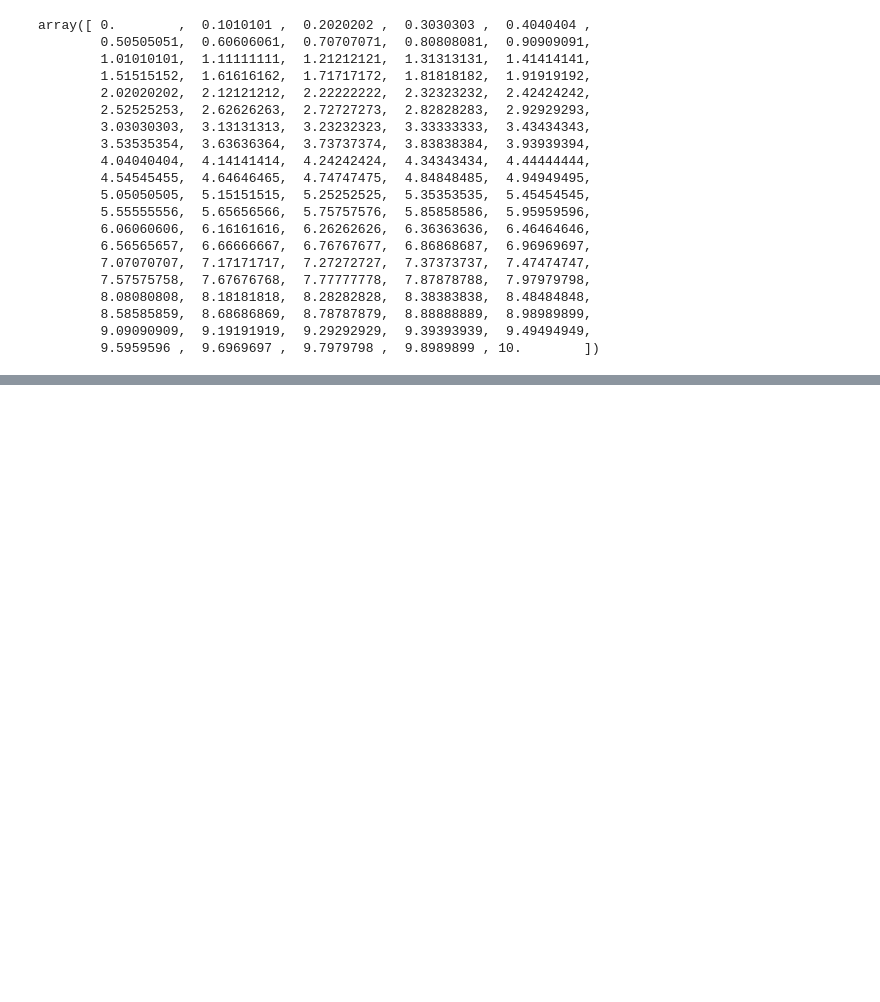
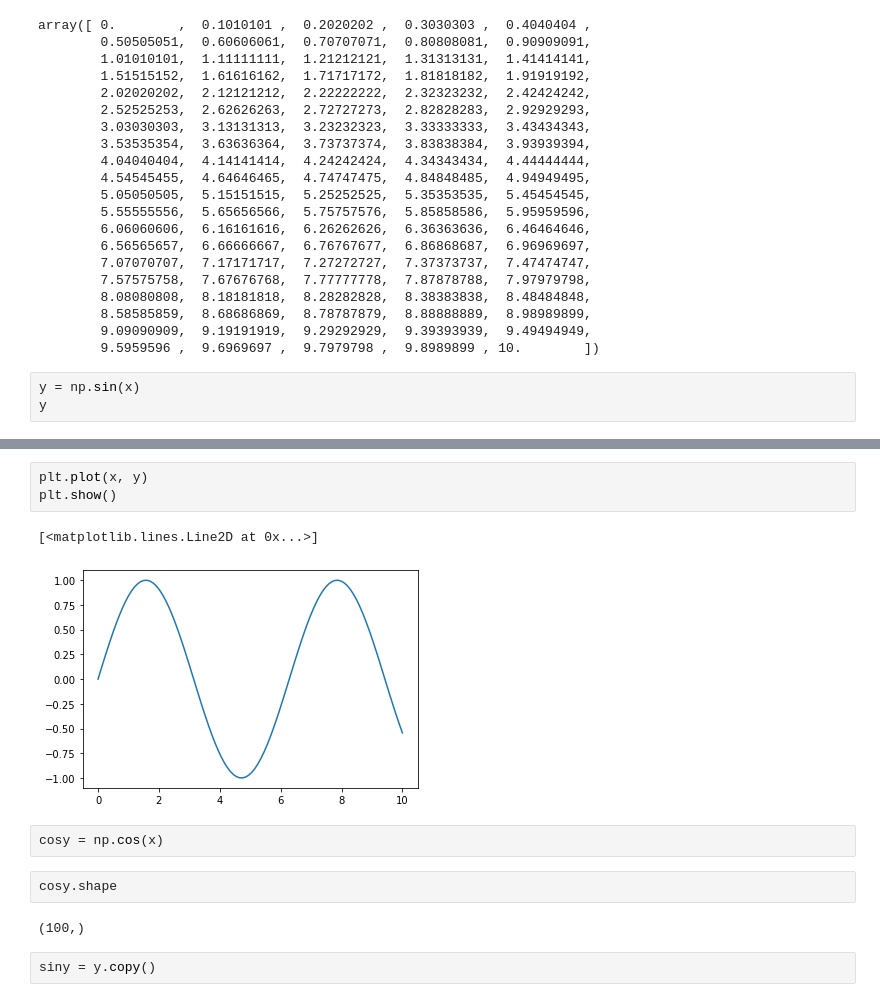
Before and after one commit to chengzhong001/machine-learning-python3, a Jupyter notebook: 03-Jupyter-Noteboook/11-Matplotlib数据可视化基础.ipynb, the cells around one changed output, grey strips where cells are left out. Drawn from its saved outputs; the diff is of its cells as text; blank space fills up the shorter version.

Commit message:
matplotlib

```diff
--- a/03-Jupyter-Noteboook/11-Matplotlib数据可视化基础.ipynb
+++ b/03-Jupyter-Noteboook/11-Matplotlib数据可视化基础.ipynb
@@ -28,3 +28,6 @@ array([ 0.        ,  0.1010101 ,  0.2020202 ,  0.3030303 ,  0.4040404 ,
         8.58585859,  8.68686869,  8.78787879,  8.88888889,  8.98989899,
         9.09090909,  9.19191919,  9.29292929,  9.39393939,  9.49494949,
         9.5959596 ,  9.6969697 ,  9.7979798 ,  9.8989899 , 10.        ])
+# %%
+y = np.sin(x)
+y
@@ -30,0 +55,14 @@ array([ 0.        ,  0.1010101 ,  0.2020202 ,  0.3030303 ,  0.4040404 ,
+# %%
+plt.plot(x, y)
+plt.show()
+# %% [output]
+[<matplotlib.lines.Line2D at 0x...>]
+[figure, added]
+# %%
+cosy = np.cos(x)
+# %%
+cosy.shape
+# %% [output]
+(100,)
+# %%
+siny = y.copy()
```
Also changed, not shown: parts of 10 cells of this notebook.
